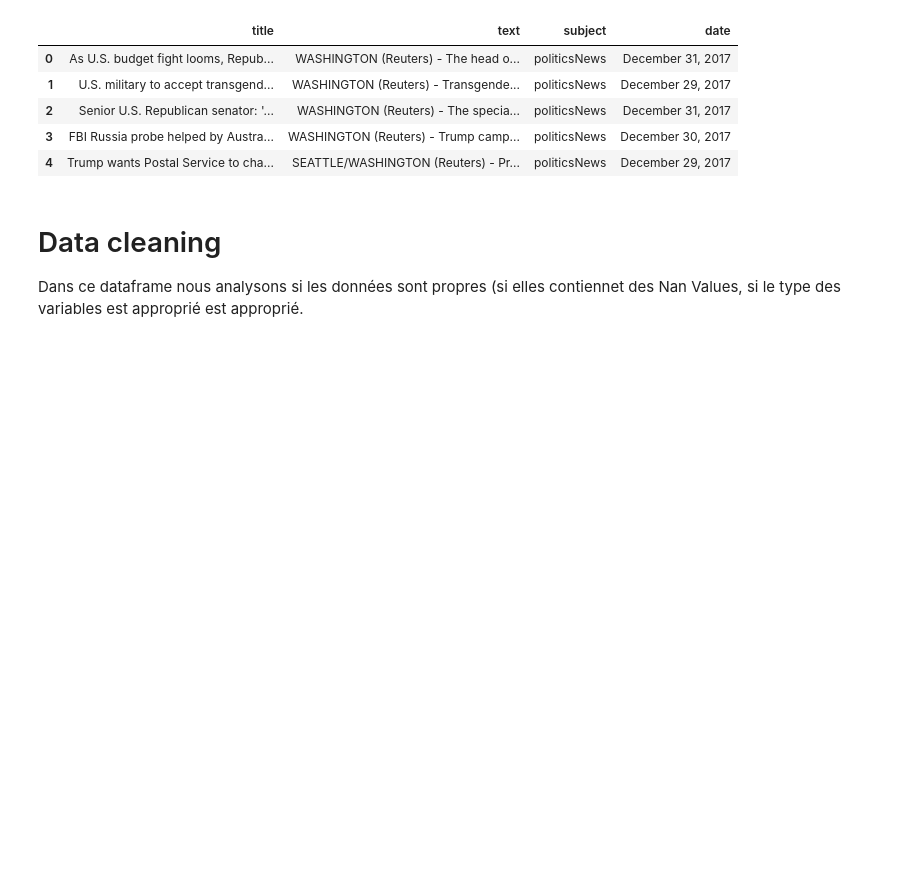
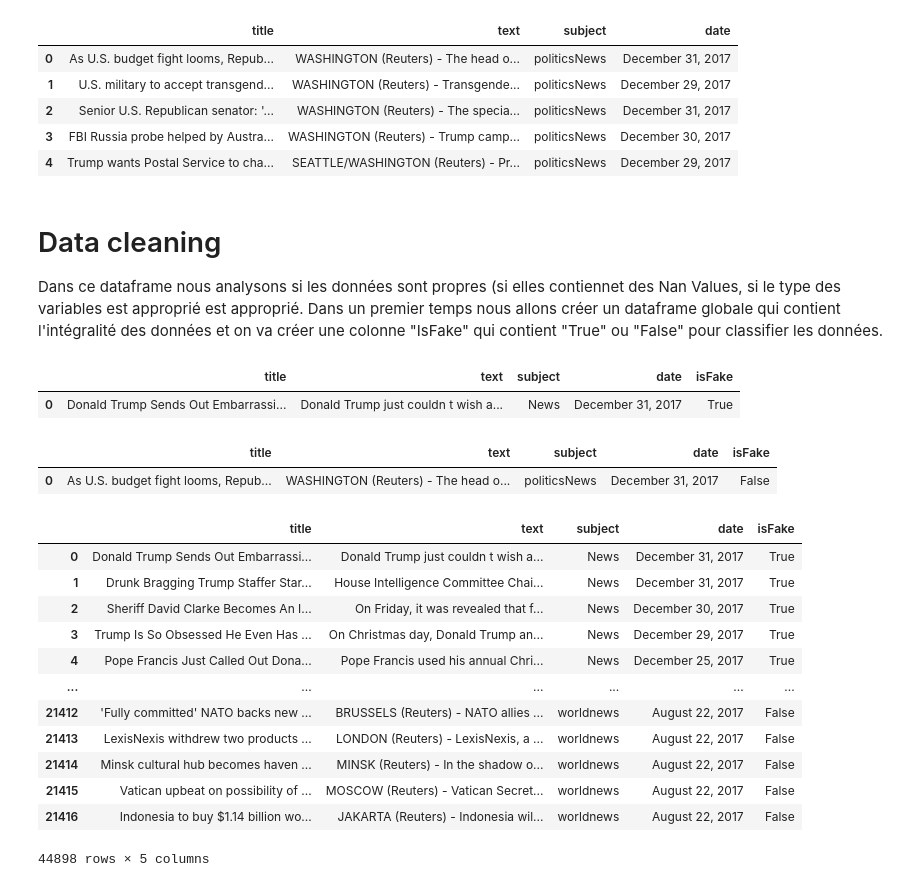
Before and after one commit to BatataNatna/Deep_Fake_project_2024, a Jupyter notebook: Data Analysis.ipynb, the cells around one changed output. Saved outputs shown, nothing was run; the diff lists cells and outputs as text; code cells hidden in the pictures; blank space fills up the shorter version.

```diff
--- a/Data Analysis.ipynb
+++ b/Data Analysis.ipynb
@@ -29,4 +30,4 @@ true_df.head()
 | 4 | Trump wants Postal Service to cha... | SEATTLE/WASHINGTON (Reuters) - Pr... | politicsNews | December 29, 2017 |
 # %% [markdown]
 # Data cleaning
-Dans ce dataframe nous analysons si les données sont propres (si elles contiennet des Nan Values, si le type des variables est approprié est approprié.
+Dans ce dataframe nous analysons si les données sont propres (si elles contiennet des Nan Values, si le type des variables est approprié est approprié. Dans un premier temps nous allons créer un dataframe globale qui contient l'intégralité des données et on va créer une colonne "IsFake" qui contient "True" ou "False" pour classifier les données.
@@ -35,0 +34,30 @@ Dans ce dataframe nous analysons si les données sont propres (si elles contienn
+# %%
+# On ajoute à chaque dataframe la colonne "isFake"
+fake_df["isFake"]=True
+fake_df.head(1)
+# %% [output]
+|  | title | text | subject | date | isFake |
+| 0 | Donald Trump Sends Out Embarrassi... | Donald Trump just couldn t wish a... | News | December 31, 2017 | True |
+# %%
+true_df["isFake"]=False
+true_df.head(1)
+# %% [output]
+|  | title | text | subject | date | isFake |
+| 0 | As U.S. budget fight looms, Repub... | WASHINGTON (Reuters) - The head o... | politicsNews | December 31, 2017 | False |
+# %%
+df=pd.concat([fake_df,true_df])
+df
+# %% [output]
+|  | title | text | subject | date | isFake |
+| 0 | Donald Trump Sends Out Embarrassi... | Donald Trump just couldn t wish a... | News | December 31, 2017 | True |
+| 1 | Drunk Bragging Trump Staffer Star... | House Intelligence Committee Chai... | News | December 31, 2017 | True |
+| 2 | Sheriff David Clarke Becomes An I... | On Friday, it was revealed that f... | News | December 30, 2017 | True |
+| 3 | Trump Is So Obsessed He Even Has ... | On Christmas day, Donald Trump an... | News | December 29, 2017 | True |
+| 4 | Pope Francis Just Called Out Dona... | Pope Francis used his annual Chri... | News | December 25, 2017 | True |
+| ... | ... | ... | ... | ... | ... |
+| 21412 | 'Fully committed' NATO backs new ... | BRUSSELS (Reuters) - NATO allies ... | worldnews | August 22, 2017 | False |
+| 21413 | LexisNexis withdrew two products ... | LONDON (Reuters) - LexisNexis, a ... | worldnews | August 22, 2017 | False |
+| 21414 | Minsk cultural hub becomes haven ... | MINSK (Reuters) - In the shadow o... | worldnews | August 22, 2017 | False |
+| 21415 | Vatican upbeat on possibility of ... | MOSCOW (Reuters) - Vatican Secret... | worldnews | August 22, 2017 | False |
+| 21416 | Indonesia to buy $1.14 billion wo... | JAKARTA (Reuters) - Indonesia wil... | worldnews | August 22, 2017 | False |
+44898 rows × 5 columns
```
Also changed, not shown: parts of 22 cells of this notebook.
